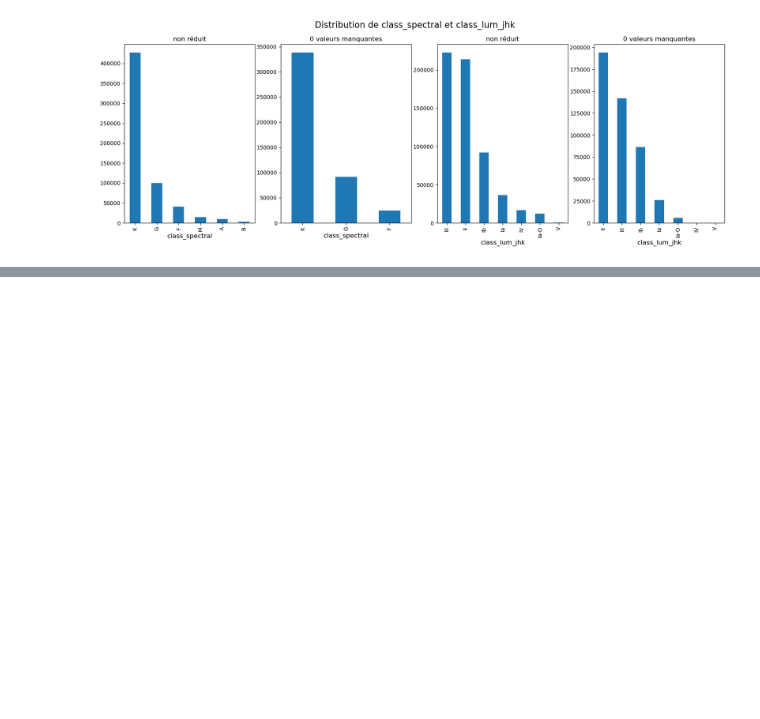
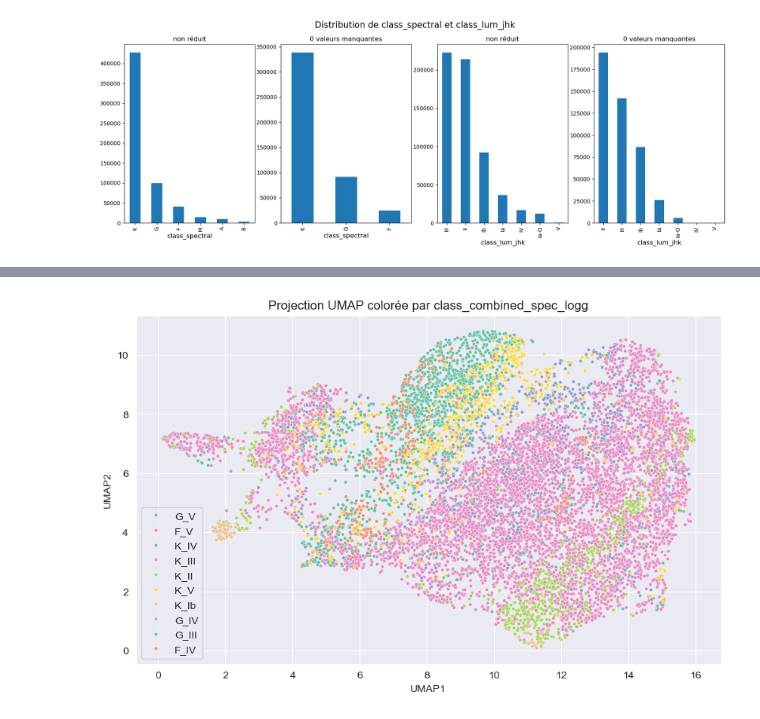
Before and after one commit to astrodeepnet/students-project-2024, a Jupyter notebook: Stats_Chemicals.ipynb, the cells around one changed output, grey strips where cells are left out. Drawn from its saved outputs; the diff is of its cells as text; code cells hidden in the pictures; blank space fills up the shorter version.

```diff
--- a/Stats_Chemicals.ipynb
+++ b/Stats_Chemicals.ipynb
@@ -506,0 +582,23 @@ Text(0.5, 0, 'class_lum_jhk')
+# %%
+
+y = sample_0_miss_umap["class_combined_spec_logg"]
+# 3. Création d'un DataFrame pour faciliter l'affichage
+df_umap = pd.DataFrame({
+    'UMAP1': X_embedded[:,0],
+    'UMAP2': X_embedded[:,1],
+    'class_combined_spec_logg': y
+})
+
+# 4. Visualisation en 2D
+plt.figure(figsize=(10, 6))
+sns.scatterplot(data=df_umap,
+                x='UMAP1',
+                s=10,
+                y='UMAP2',
+                hue='class_combined_spec_logg',
+                palette='Set2')
+plt.title("Projection UMAP colorée par class_combined_spec_logg")
+plt.legend(loc='best')
+plt.show()
+# %% [output]
+[figure, added]
```
Also changed, not shown: parts of 5 cells of this notebook.
